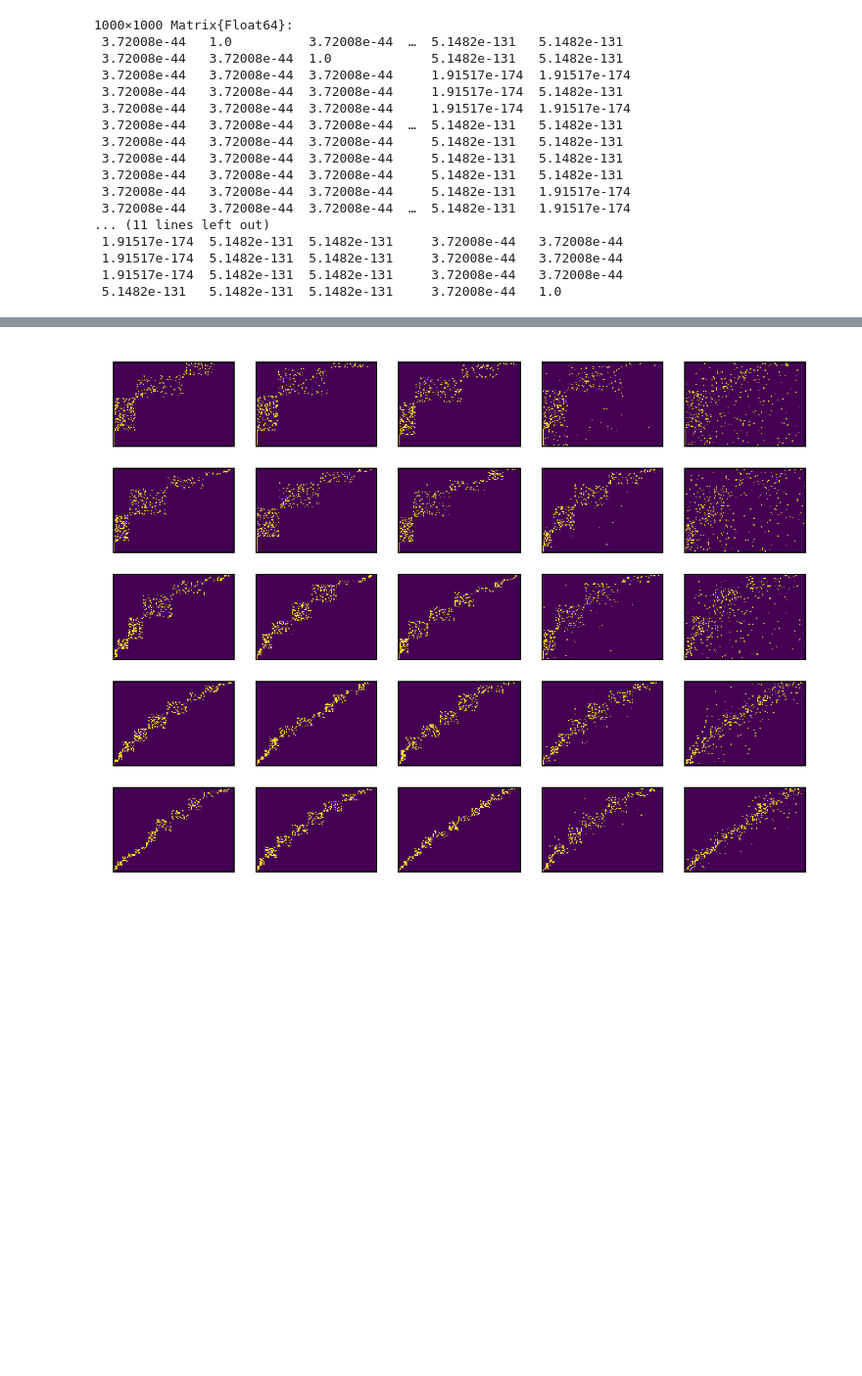
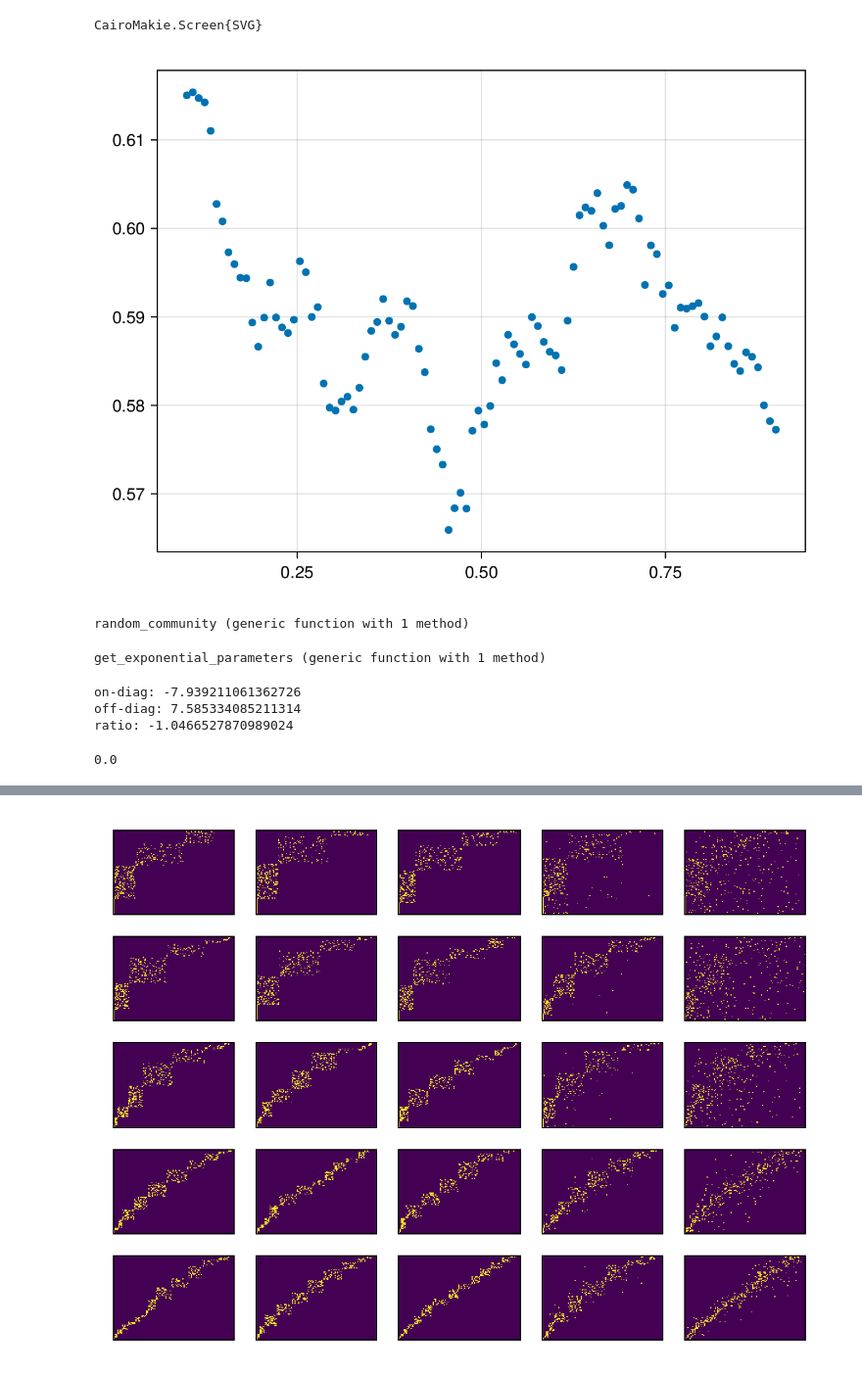
Before and after one commit to CleggTom/MiCRM_stability, a Jupyter notebook: Notebooks/Untitled1.ipynb, the cells around one changed output, grey strips where cells are left out. Shown at 98% size. Cells and saved outputs as stored; diff of their text form; code cells hidden in the pictures; blank space fills up the shorter version.

```diff
--- a/Notebooks/Untitled1.ipynb
+++ b/Notebooks/Untitled1.ipynb
@@ -291,20 +188,63 @@ f
+# %%
+save("../Results/Figures/size_correlations.svg", f)
+# %% [output]
+CairoMakie.Screen{SVG}
+# %%
+res = load("../Results/data/new_sims/overlap_stabiltiy.jld2")
+p_mat = hcat(res["p"]...)[:]
+stab = [x.re .< 0 for x = res["l"]]
+
+o_vec = range(0.1,0.9, length = 100)
+s = mean.([stab[(o_vec[i] -0.1) .< p_mat .< (o_vec[i] + 0.1)] for i = 1:100])
+
+plot(o_vec, s)
+# stability_cor = [cor(abs.(p),stab) for p = eachrow(p_mat)]
+# %% [output]
+[figure, added]
 # %%
-samlple(p_mat
+function random_community(N,M,f)
+    c = MiCRM_stability.random_community(N,M, 1.0)
+    Λ = fill(0.0,N)
+
+    s = MiCRM_stability.get_structural_params(c.U,c.D, Λ, 0.0)
+    e = f(N,M, 0.1)
+
+    p = MiCRM_stability.Parameters(N,M,s,e)
+
+    return(p)
+end
 # %% [output]
-1000×1000 Matrix{Float64}:
- 3.72008e-44   1.0          3.72008e-44  …  5.1482e-131   5.1482e-131
- 3.72008e-44   3.72008e-44  1.0             5.1482e-131   5.1482e-131
- 3.72008e-44   3.72008e-44  3.72008e-44     1.91517e-174  1.91517e-174
- 3.72008e-44   3.72008e-44  3.72008e-44     1.91517e-174  5.1482e-131
- 3.72008e-44   3.72008e-44  3.72008e-44     1.91517e-174  1.91517e-174
- 3.72008e-44   3.72008e-44  3.72008e-44  …  5.1482e-131   5.1482e-131
- 3.72008e-44   3.72008e-44  3.72008e-44     5.1482e-131   5.1482e-131
- 3.72008e-44   3.72008e-44  3.72008e-44     5.1482e-131   5.1482e-131
- 3.72008e-44   3.72008e-44  3.72008e-44     5.1482e-131   5.1482e-131
- 3.72008e-44   3.72008e-44  3.72008e-44     5.1482e-131   1.91517e-174
- 3.72008e-44   3.72008e-44  3.72008e-44  …  5.1482e-131   1.91517e-174
-... (11 lines left out)
- 1.91517e-174  5.1482e-131  5.1482e-131     3.72008e-44   3.72008e-44
- 1.91517e-174  5.1482e-131  5.1482e-131     3.72008e-44   3.72008e-44
- 1.91517e-174  5.1482e-131  5.1482e-131     3.72008e-44   3.72008e-44
- 5.1482e-131   5.1482e-131  5.1482e-131     3.72008e-44   1.0
+random_community (generic function with 1 method)
+# %%
+#switching
+function get_exponential_parameters(N,M,σ)
+    gx = ones(N) .+ rand(Uniform(-σ,σ), N)
+    gs = ones(N) .+ rand(Uniform(-σ,σ), N)
+    mx = 2ones(N) .+ rand(Uniform(-σ,σ), N)
+
+    fy = ones(N,M)
+    λy = zeros(N,M) #.+ rand(Uniform(-σ,σ),N,M)
+
+    iy = ones(M)
+    oy = 2ones(M)
+
+    return MiCRM_stability.exponential_params(gx,gs,mx,fy,λy,iy,oy)
+end
+# %% [output]
+get_exponential_parameters (generic function with 1 method)
+# %%
+N,M = 1,10
+
+p = random_community(N,M,get_exponential_parameters)
+J = zeros(N+M,N+M)
+MiCRM_stability.jacobian!(p,J)
+
+println("on-diag: ", sum(J[1:N,1:N][:]))
+println("off-diag: ", sum(J[1:N,N+1:end][:]))
+println("ratio: ", sum(J[1:N,1:N][:]) / sum(J[1:N,N+1:end][:]))
+eigen(J).values[end]
+# %% [output]
+on-diag: -7.939211061362726
+off-diag: 7.585334085211314
+ratio: -1.0466527870989024
+0.0
```
Also changed, not shown: parts of 18 cells of this notebook, 21 other files.
